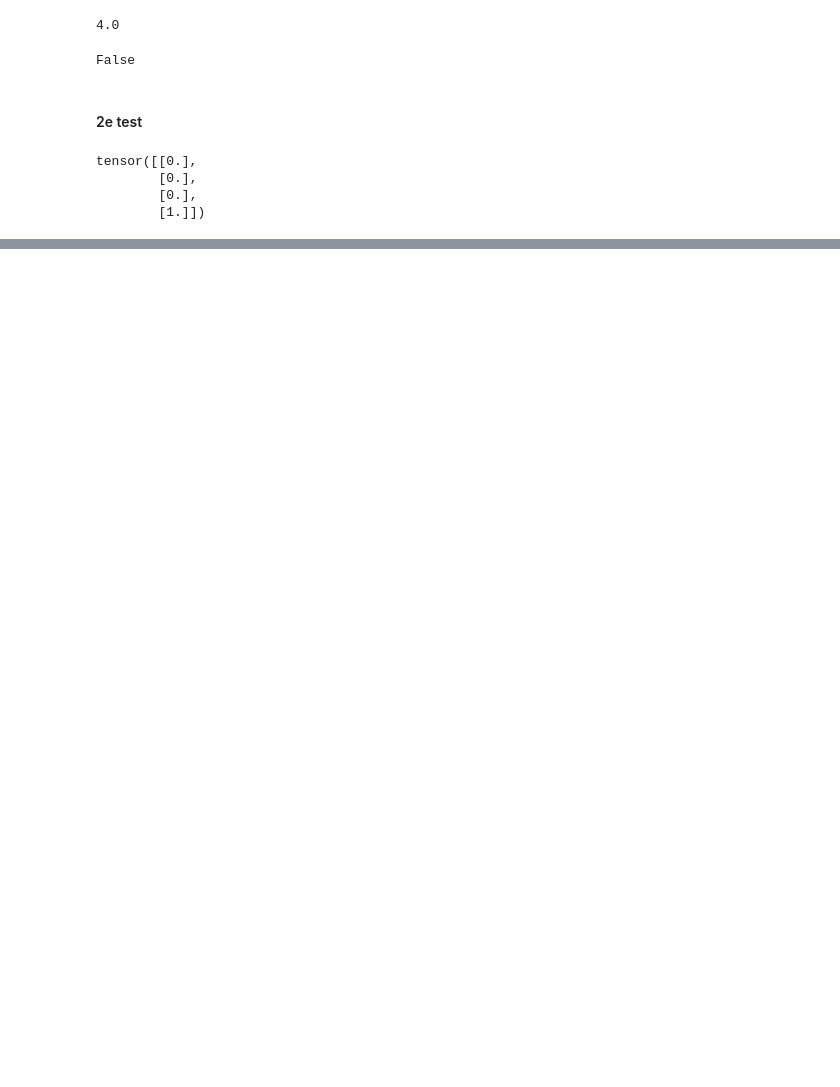
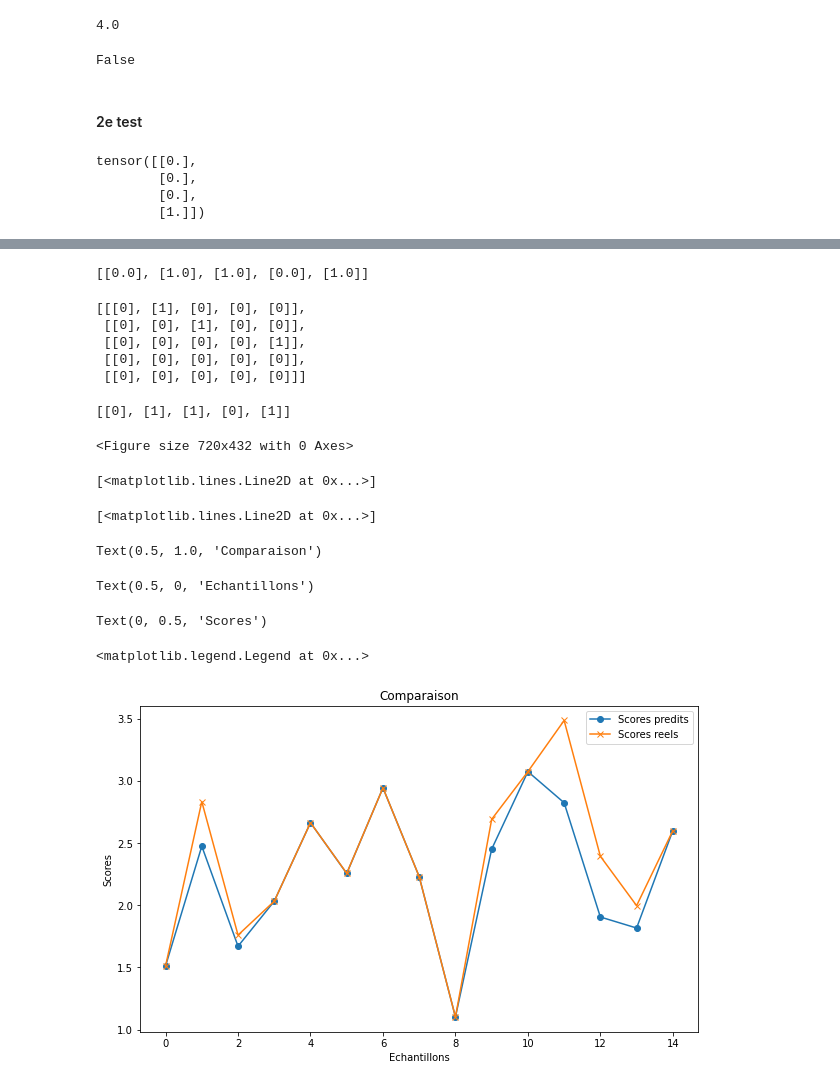
Before and after one commit to MorelK1/PFE, a Jupyter notebook: final_model.ipynb, the cells around one changed output, grey strips where cells are left out. Saved outputs shown, nothing was run; the diff lists cells and outputs as text; code cells hidden in the pictures; blank space fills up the shorter version.

```diff
--- a/final_model.ipynb
+++ b/final_model.ipynb
@@ -1224,2 +1215,0 @@ def prediction(composition):
-# %%
-for i in range
@@ -1243,0 +1273,12 @@ for i in range
+# %%
+prediction(pre_X_test_batch[5][10])
+# %% [output]
+[[0.0], [1.0], [1.0], [0.0], [1.0]]
+# %%
+pre_y_test_batch[5][10]
+# %% [output]
+[[[0], [1], [0], [0], [0]],
+ [[0], [0], [1], [0], [0]],
+ [[0], [0], [0], [0], [1]],
+ [[0], [0], [0], [0], [0]],
+ [[0], [0], [0], [0], [0]]]
@@ -1243,0 +1289,26 @@ for i in range
+# %%
+get_all_output_vector(pre_y_test_batch[5][10])
+# %% [output]
+[[0], [1], [1], [0], [1]]
+# %%
+true_test_score = {}
+
+def compute_true_score(batch, batch_output):
+    true_score = []
+    for input, output in zip(batch, batch_output):
+        output_vector = get_all_output_vector(output)
+        true_selected_requests = get_all_selected_request(input, output_vector)
+
+        true_score.append(sum(objectif(true_selected_requests, 0.01, 0.5, 0.5)))
+
+    return true_score
+
+def compute_predicted_score(batch):
+    predicted_score = []
+    for i in range(len(batch)):
+        output_vector = prediction(batch[i])
+        predicted_selected_requests = get_all_selected_request(batch[i], output_vector)
+
+        predicted_score.append(sum(objectif(predicted_selected_requests, 0.01, 0.5, 0.5)))
+
+    return predicted_score
@@ -1243,0 +1319,29 @@ for i in range
+# %%
+predicted_scores = {}
+real_scores = {}
+
+for i in range(4, 11):
+    predicted_scores[i] = compute_predicted_score(pre_X_test_batch[i])
+
+    real_scores[i] = compute_true_score(pre_X_test_batch[i], pre_y_test_batch[i])
+# %%
+plt.figure(figsize=(10,6))
+plt.plot(predicted_scores[10], label='Scores predits', marker='o')
+
+plt.plot(real_scores[10], label='Scores reels', marker='x')
+
+plt.title('Comparaison score reel vs predite')
+plt.xlabel('Echantillons')
+plt.ylabel('Scores')
+plt.legend()
+
+plt.show()
+# %% [output]
+<Figure size 720x432 with 0 Axes>
+[<matplotlib.lines.Line2D at 0x...>]
+[<matplotlib.lines.Line2D at 0x...>]
+Text(0.5, 1.0, 'Comparaison')
+Text(0.5, 0, 'Echantillons')
+Text(0, 0.5, 'Scores')
+<matplotlib.legend.Legend at 0x...>
+[figure, added]
```
Also changed, not shown: parts of 17 cells of this notebook, 1 other file.
